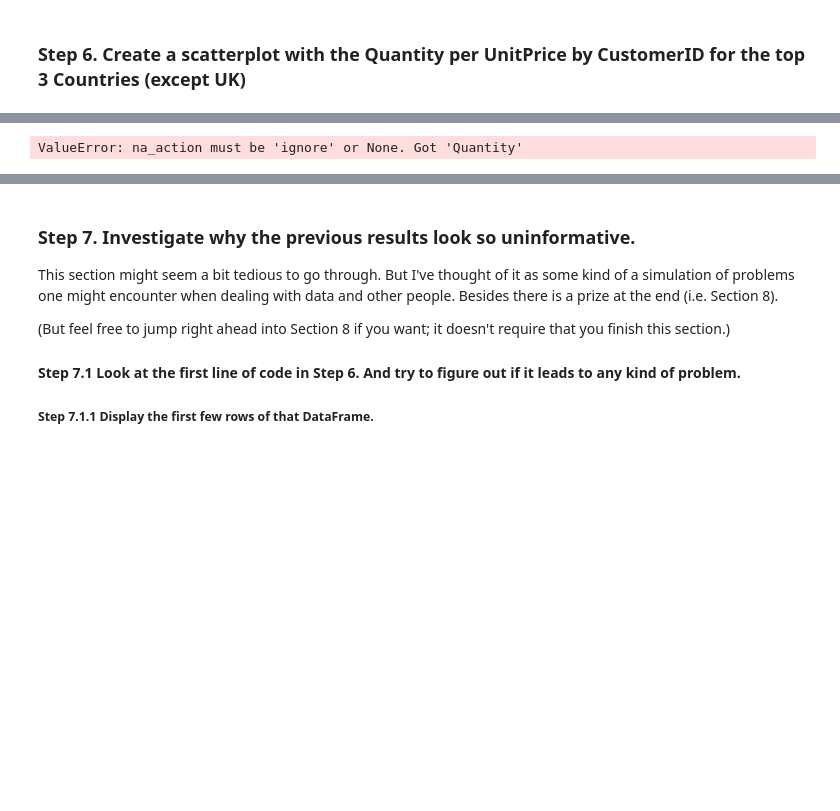
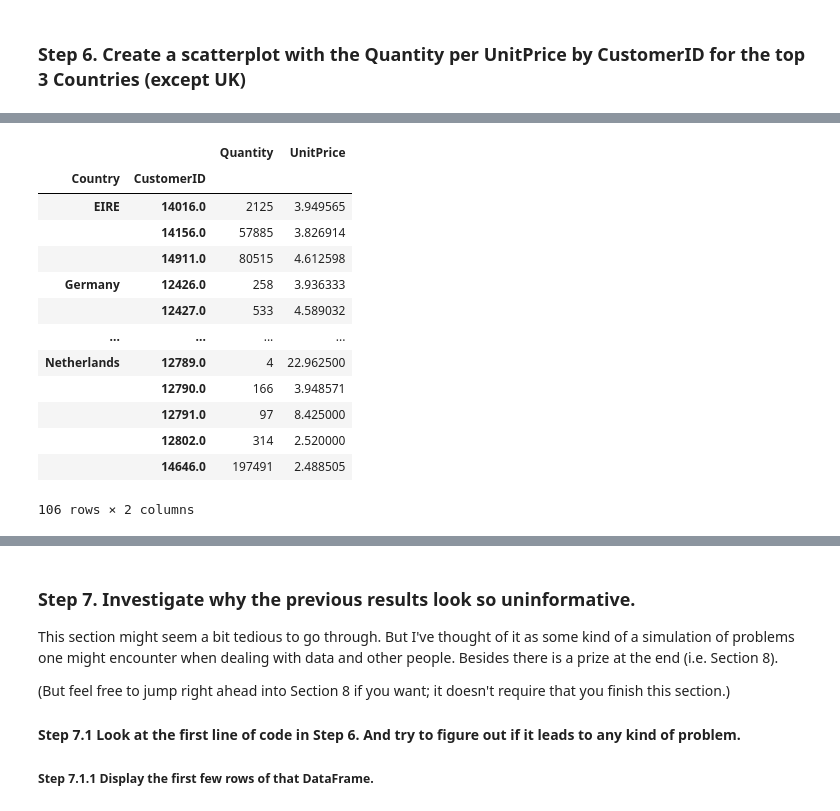
Before and after one commit to hichamsergi/Hacker-Rank, a Jupyter notebook: Pandas_exercise/07_Visualization/02_Online_Retail.ipynb, the cells around one changed output, grey strips where cells are left out. Saved outputs shown, nothing was run; the diff lists cells and outputs as text; code cells hidden in the pictures; blank space fills up the shorter version.

```diff
--- a/Pandas_exercise/07_Visualization/02_Online_Retail.ipynb
+++ b/Pandas_exercise/07_Visualization/02_Online_Retail.ipynb
@@ -67,14 +88,9 @@ online_rt.head()
 # %%
-#Extraemos el TOP3 de paises que más compran, sin contar UK
+#TOP3 paises:
 top3_countries = not_UK_negative.groupby("Country")["Quantity"].sum().sort_values(ascending=False).head(3).index.values
 
-
-data = not_UK_negative.loc[not_UK_negative["Country"].isin(top3_countries), ["Quantity", "UnitPrice"]]
-
-data.map(plt.scatter, "Quantity", alpha=1)
-
-#plt.xlabel("Price per unit")
-#plt.ylabel("Quantity")
-#plt.scatter(data["UnitPrice"], data["Quantity"], alpha=0.5)
+#Cantidad total comprada más el precio promedio de los artículos comprados:
+quantityxunitprice = not_UK_negative.groupby(["Country","CustomerID"])[["Quantity", "UnitPrice"]].agg({
+    "Quantity": "sum",
+    "UnitPrice": "mean"
+})
-# %% [output]
-ValueError: na_action must be 'ignore' or None. Got 'Quantity'
@@ -80,0 +102,17 @@ ValueError: na_action must be 'ignore' or None. Got 'Quantity'
+# %%
+top3_data
+# %% [output]
+|  |  | Quantity | UnitPrice |
+| Country | CustomerID |  |  |
+| EIRE | 14016.0 | 2125 | 3.949565 |
+|  | 14156.0 | 57885 | 3.826914 |
+|  | 14911.0 | 80515 | 4.612598 |
+| Germany | 12426.0 | 258 | 3.936333 |
+|  | 12427.0 | 533 | 4.589032 |
+| ... | ... | ... | ... |
+| Netherlands | 12789.0 | 4 | 22.962500 |
+|  | 12790.0 | 166 | 3.948571 |
+|  | 12791.0 | 97 | 8.425000 |
+|  | 12802.0 | 314 | 2.520000 |
+|  | 14646.0 | 197491 | 2.488505 |
+106 rows × 2 columns
```
Also changed, not shown: parts of 4 cells of this notebook, 1 other file.
